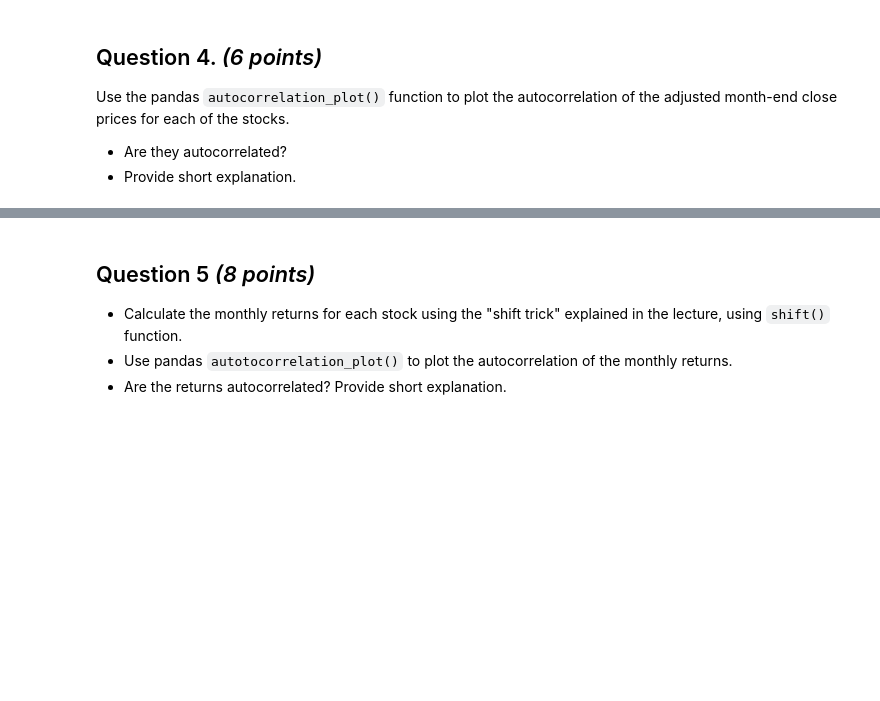
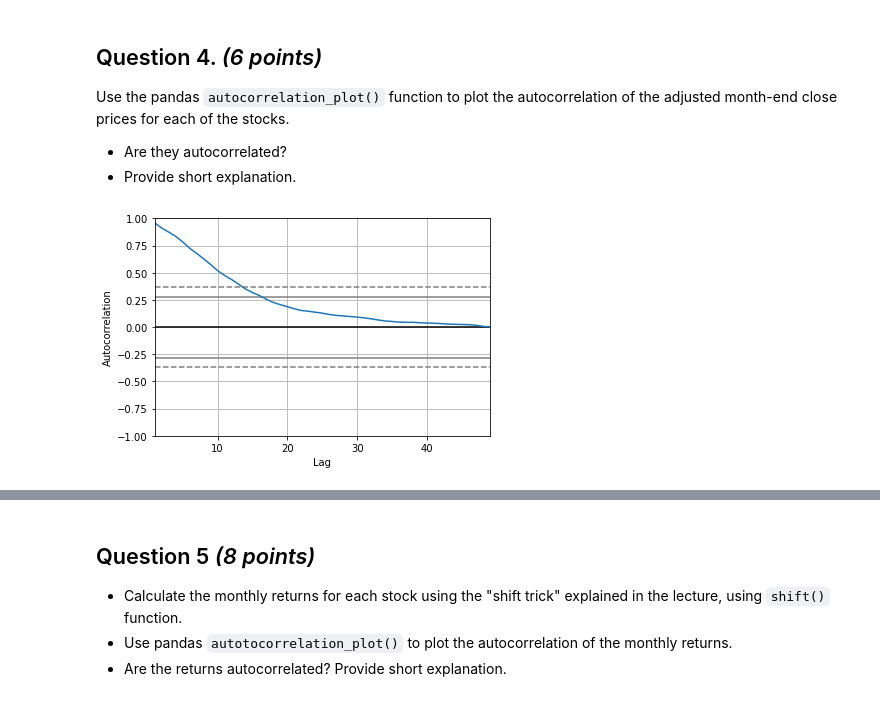
Before and after one commit to Alkasai/3250B, a Jupyter notebook: notebooks/[python] Assignment 2.ipynb, the cells around one changed output, grey strips where cells are left out. Saved outputs shown, nothing was run; the diff lists cells and outputs as text; code cells hidden in the pictures; blank space fills up the shorter version.

```diff
--- a/notebooks/[python] Assignment 2.ipynb
+++ b/notebooks/[python] Assignment 2.ipynb
@@ -69,3 +76,8 @@ Setup your environment to access and download latest stock data. You will use th
 ## Question 2. *(4 points)*
 
 Download the **adjusted** close prices for FB, MMM, IBM and AMZN for the last 60 months.
+# %%
+start = datetime(2018, 11, 20)
+# %%
+all_stocks_list = ['META', 'MMM', 'IBM', 'AMZN']
+all_stocks = yf.download(all_stocks_list, start = start)
@@ -71,0 +86,2 @@ Download the **adjusted** close prices for FB, MMM, IBM and AMZN for the last 60
+# %%
+stocks = all_stocks["Adj Close"]
@@ -73,3 +130,5 @@ Download the **adjusted** close prices for FB, MMM, IBM and AMZN for the last 60
 ## Question 3. *(6 points)*
 
 Resample the data to get prices for the end of the **business** month. Select the **Adjusted Close** for each stock.
+# %%
+stocks = stocks.resample('BM').last()
@@ -81,0 +153,4 @@ Use the pandas `autocorrelation_plot()` function to plot the autocorrelation of
+# %%
+pd.plotting.autocorrelation_plot(stocks);
+# %% [output]
+[figure, added]
```
Also changed, not shown: parts of 36 cells of this notebook.
